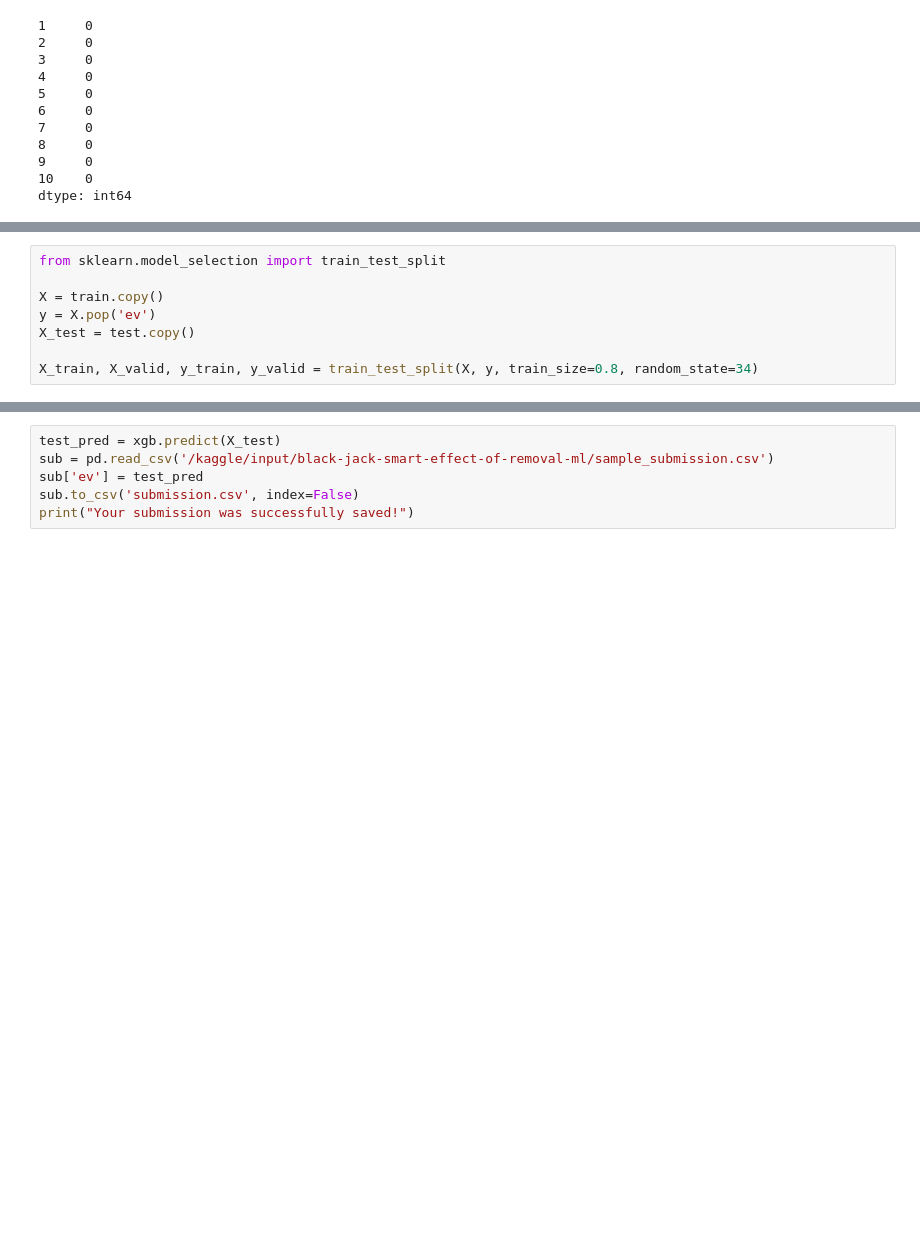
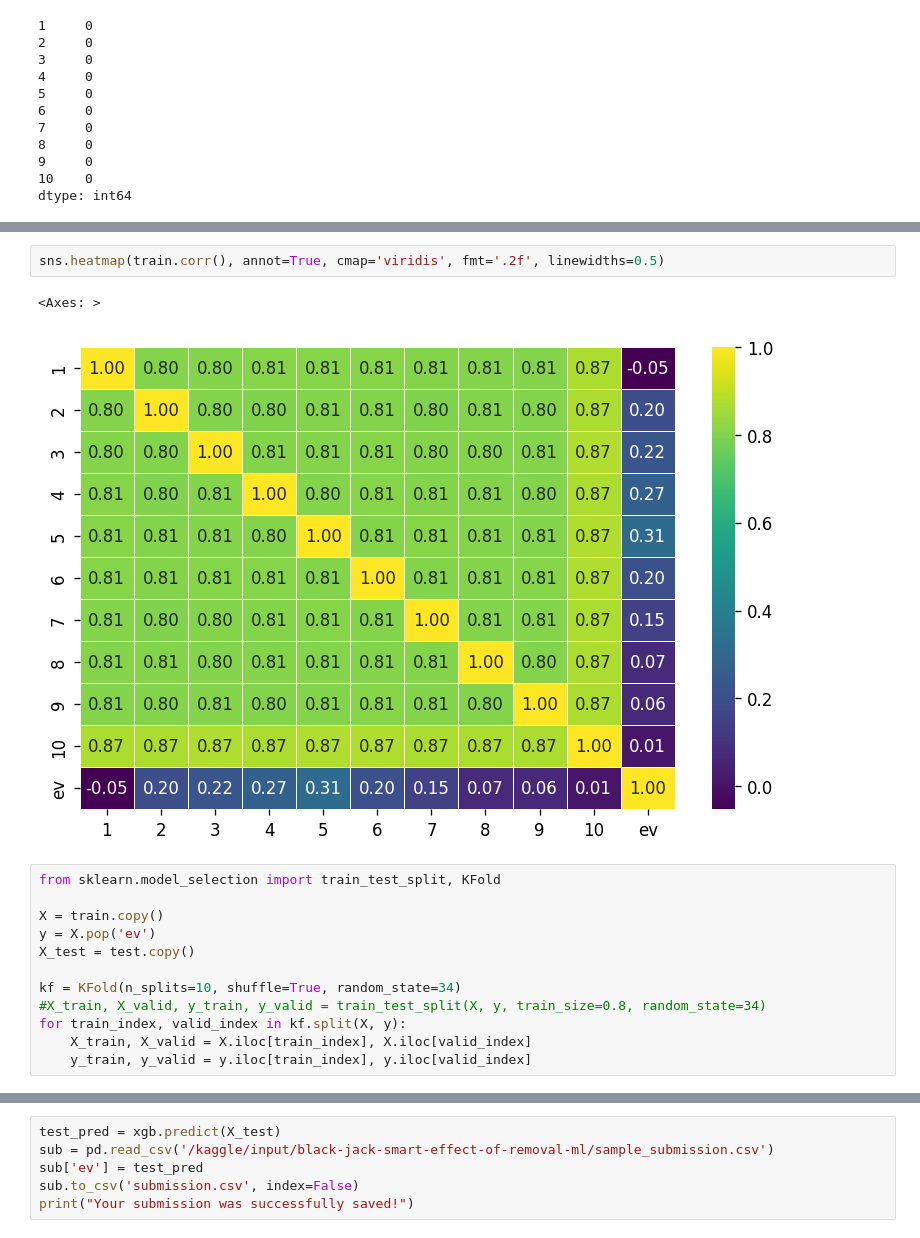
Before and after one commit to sjain600/black-jack-removal, a Jupyter notebook: baseline-model.ipynb, the cells around one changed output, grey strips where cells are left out. Drawn from its saved outputs; the diff is of its cells as text; blank space fills up the shorter version.

```diff
--- a/baseline-model.ipynb
+++ b/baseline-model.ipynb
@@ -90,11 +105,20 @@ train.describe()
+# %%
+sns.heatmap(train.corr(), annot=True, cmap='viridis', fmt='.2f', linewidths=0.5)
+# %% [output]
+<Axes: >
+[figure, added]
 # %%
-from sklearn.model_selection import train_test_split
+from sklearn.model_selection import train_test_split, KFold
 
 X = train.copy()
 y = X.pop('ev')
 X_test = test.copy()
 
-X_train, X_valid, y_train, y_valid = train_test_split(X, y, train_size=0.8, random_state=34)
+kf = KFold(n_splits=10, shuffle=True, random_state=34)
+#X_train, X_valid, y_train, y_valid = train_test_split(X, y, train_size=0.8, random_state=34)
+for train_index, valid_index in kf.split(X, y):
+    X_train, X_valid = X.iloc[train_index], X.iloc[valid_index]
+    y_train, y_valid = y.iloc[train_index], y.iloc[valid_index]
 # %%
 from xgboost import XGBRegressor
 from sklearn.metrics import mean_squared_error
```
Also changed, not shown: parts of 4 cells of this notebook.
